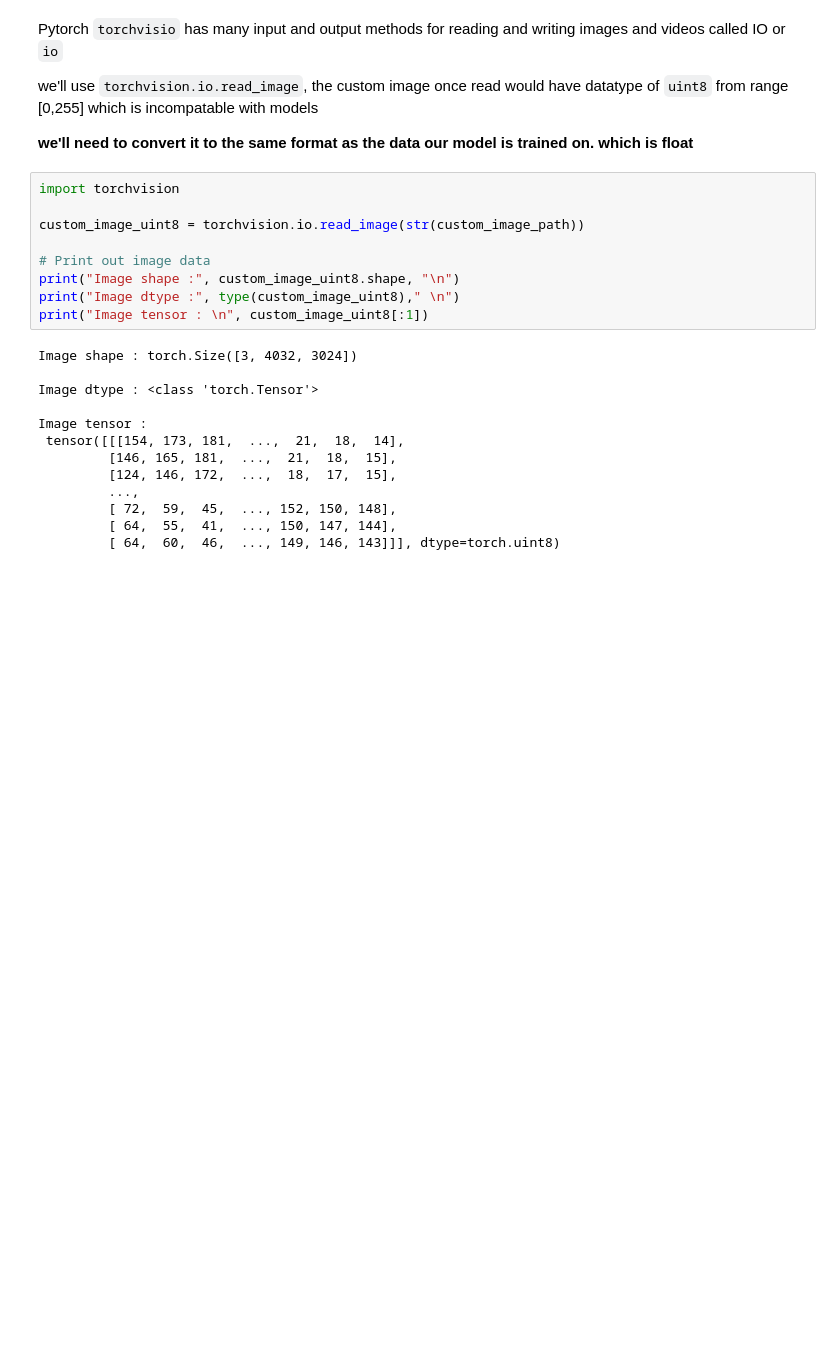
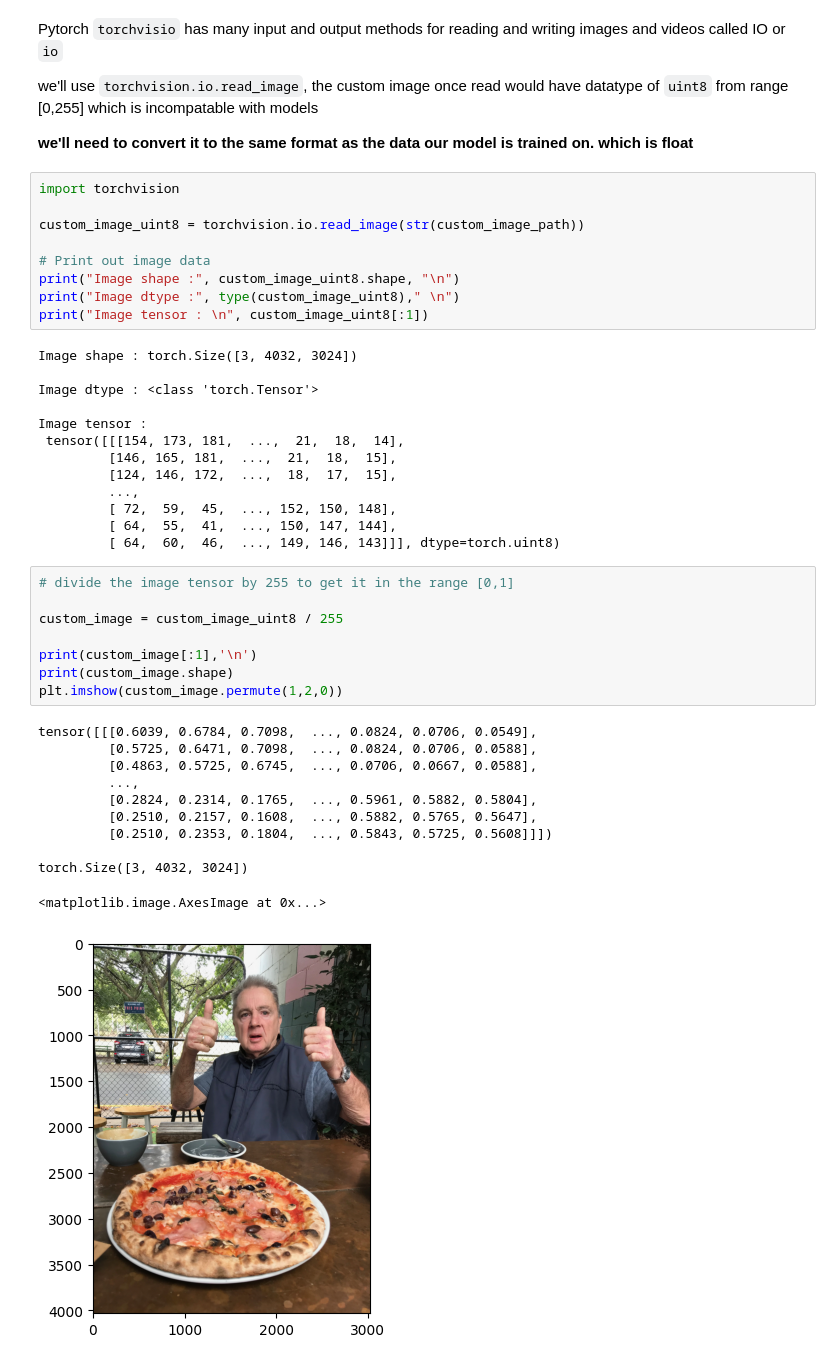
Before and after one commit to kailas711/ZTM-PyTorch, a Jupyter notebook: 04 . PyTorch Custom Datasets.ipynb, the cells around one changed output. Saved outputs shown, nothing was run; the diff lists cells and outputs as text; blank space fills up the shorter version.

Commit message:
custom data

```diff
--- a/04 . PyTorch Custom Datasets.ipynb
+++ b/04 . PyTorch Custom Datasets.ipynb
@@ -1014,3 +1014,23 @@ Image tensor :
          [ 72,  59,  45,  ..., 152, 150, 148],
          [ 64,  55,  41,  ..., 150, 147, 144],
          [ 64,  60,  46,  ..., 149, 146, 143]]], dtype=torch.uint8)
+# %%
+# divide the image tensor by 255 to get it in the range [0,1]
+
+custom_image = custom_image_uint8 / 255
+
+print(custom_image[:1],'\n')
+print(custom_image.shape)
+plt.imshow(custom_image.permute(1,2,0))
+# %% [output]
+tensor([[[0.6039, 0.6784, 0.7098,  ..., 0.0824, 0.0706, 0.0549],
+         [0.5725, 0.6471, 0.7098,  ..., 0.0824, 0.0706, 0.0588],
+         [0.4863, 0.5725, 0.6745,  ..., 0.0706, 0.0667, 0.0588],
+         ...,
+         [0.2824, 0.2314, 0.1765,  ..., 0.5961, 0.5882, 0.5804],
+         [0.2510, 0.2157, 0.1608,  ..., 0.5882, 0.5765, 0.5647],
+         [0.2510, 0.2353, 0.1804,  ..., 0.5843, 0.5725, 0.5608]]])
+
+torch.Size([3, 4032, 3024])
+<matplotlib.image.AxesImage at 0x...>
+[figure, added]
```
Also changed, not shown: parts of 6 cells of this notebook.
